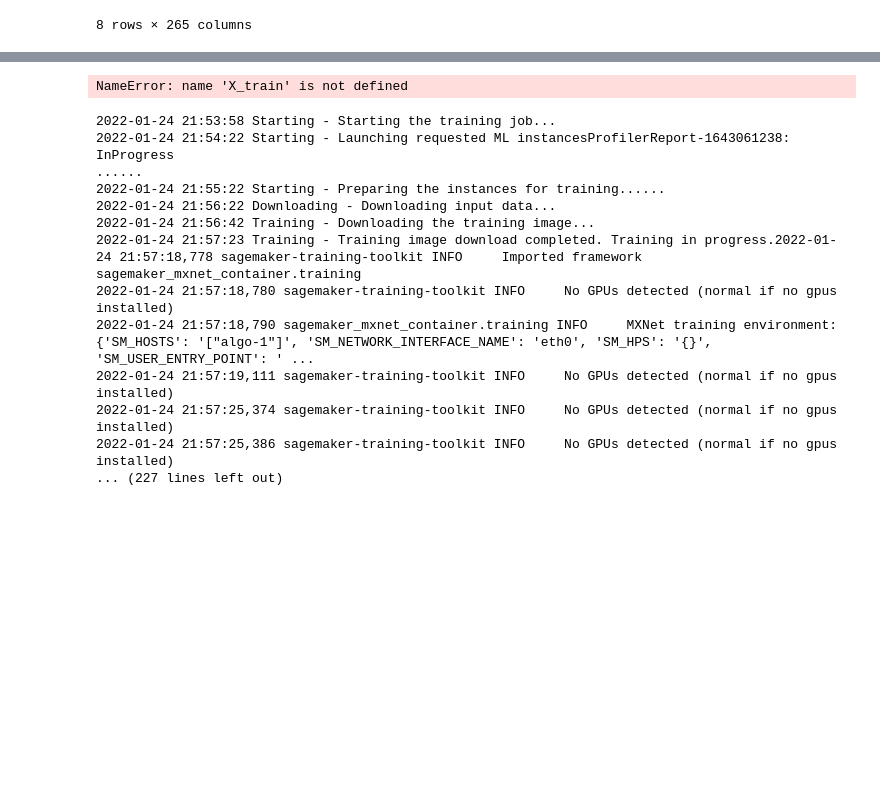
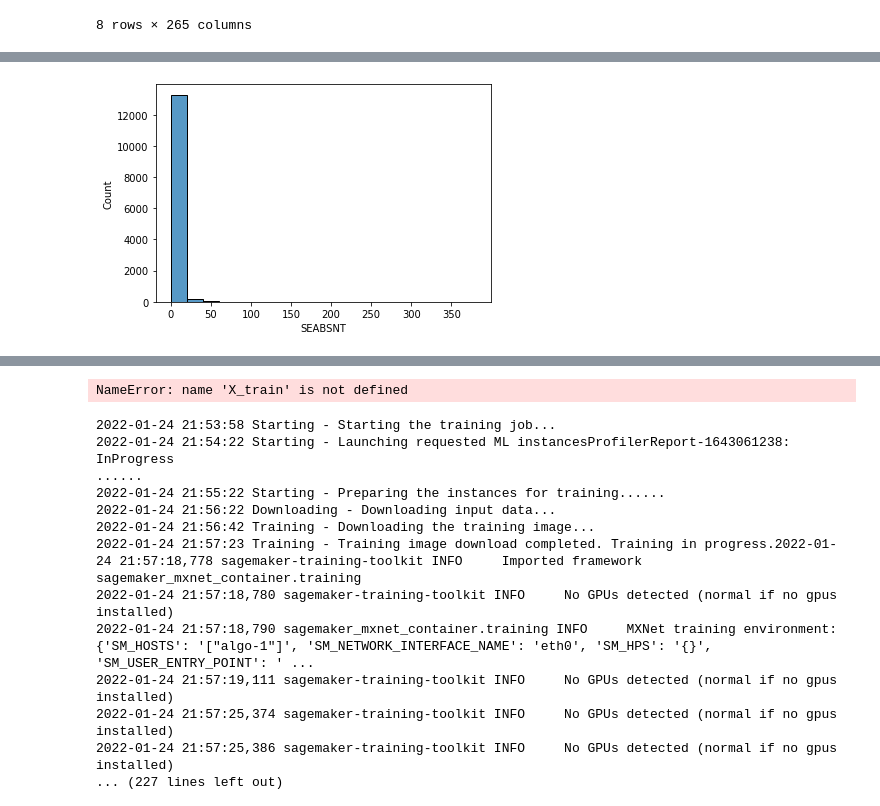
Before and after one commit to safiamc/udacity-capstone, a Jupyter notebook: project-notebook.ipynb, the cells around one changed output, grey strips where cells are left out. Saved outputs shown, nothing was run; the diff lists cells and outputs as text; code cells hidden in the pictures; blank space fills up the shorter version.

Commit message:
Created visualizations

```diff
--- a/project-notebook.ipynb
+++ b/project-notebook.ipynb
@@ -90,0 +122,5 @@ y = data['SEABSNT']>=15
+# %%
+sns.histplot(data=data, x='SEABSNT', binwidth=20)
+plt.savefig('absent_days_hist.png')
+# %% [output]
+[figure, added]
```
Also changed, not shown: parts of 5 cells of this notebook.
